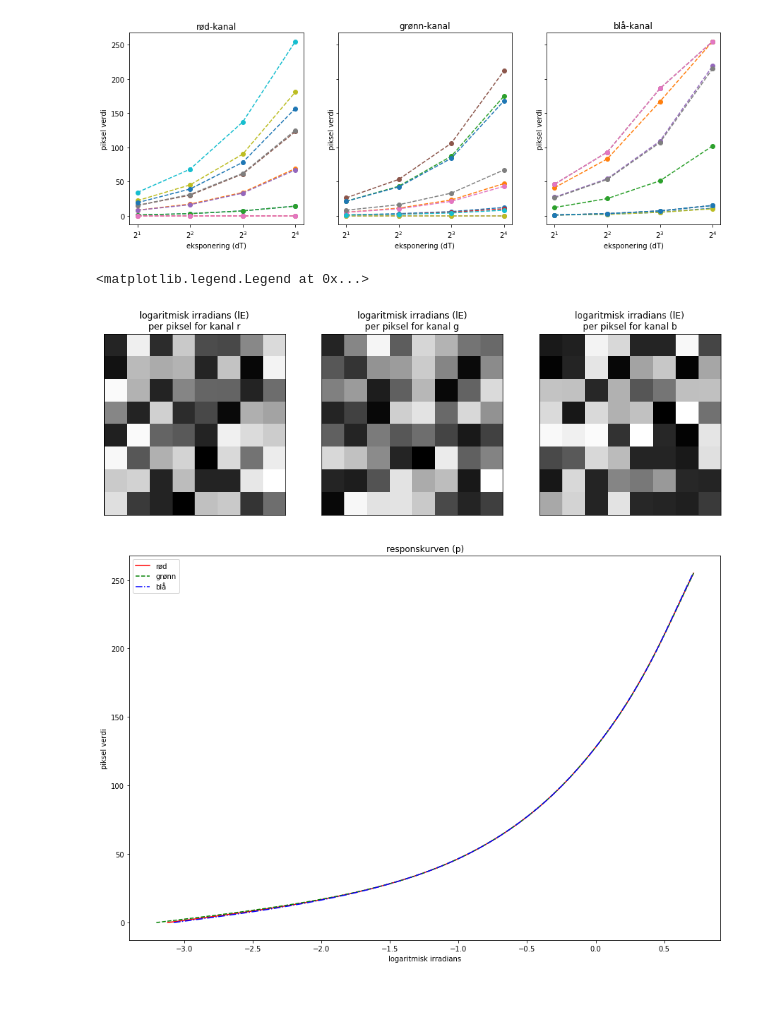
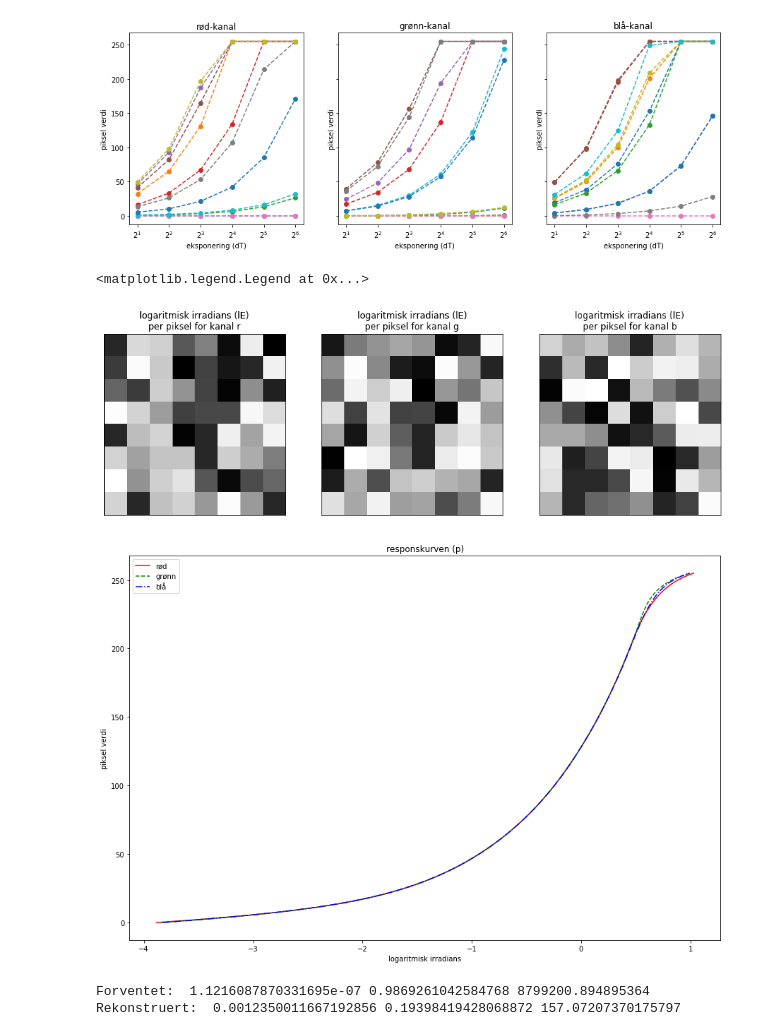
Before and after one commit to barskern/hdrie, a Jupyter notebook: notebooks/debevec_maliks_color.ipynb, the cells around one changed output. Drawn from its saved outputs; the diff is of its cells as text; code cells hidden in the pictures; blank space fills up the shorter version.

```diff
--- a/notebooks/debevec_maliks_color.ipynb
+++ b/notebooks/debevec_maliks_color.ipynb
@@ -15,5 +15,5 @@ print()
 # %%
-N = 4
+N = 6
 
 dT = 2**np.arange(1, N + 1)
 exs = np.array([(img * 0.1 * dt * 255).clip(0, 255).astype(np.uint8) for dt in dT])
@@ -40,34 +40,32 @@ for imge in exs.reshape(N, -1, 3).transpose(1, 2, 0)[::(exs.shape[1] * exs.shape
     for i, eksps in enumerate(imge):
         axs[i].plot(dT, eksps, 'o--')
 # %% [output]
-[figure, old version]
+[figure, new version]
+# %%
+from hdrie.rekonstruksjon import debevec_maliks
+
+responskurver = [debevec_maliks(kanal, dT, 40, 256) for kanal in exs.transpose(3, 0, 1, 2)]
+kanaler = [('r', '-'), ('g', '--'), ('b', '-.')]
 # %%
-from hdrie.rekonstruksjon import debevec_maliks
-
-responskurver = [debevec_maliks(kanal, dT, 100, 256) for kanal in exs.transpose(3, 0, 1, 2)]
-kanaler = [('r', '-'), ('g', '--'), ('b', '-.')]
-
 fig_irr = plt.figure(figsize=(15, 10))  # figure size in inches
 fig_p = plt.figure(figsize=(15,10))
 ax_p = fig_p.add_subplot(1, 1, 1)
 
-lEs = np.ndarray((3, SIZE, SIZE))
 for i, ((color, shape), (p, lE)) in enumerate(zip(kanaler, responskurver)):
-    lEs[i] = lE
     ax_irr = fig_irr.add_subplot(1, 3, i + 1, xticks=[], yticks=[])
     ax_irr.imshow(lE, plt.cm.gray)
     ax_irr.set_title('logaritmisk irradians (lE)\nper piksel for kanal %s' % (color))
 
     ax_p.plot(p, np.arange(256), color + shape)
 
 ax_p.set_title('responskurven (p)')
 ax_p.set_ylabel('piksel verdi')
 ax_p.set_xlabel('logaritmisk irradians')
 ax_p.legend(['rød', 'grønn', 'blå'])
 # %% [output]
 <matplotlib.legend.Legend at 0x...>
-[figure, old version]
+[figure, new version]
-[figure, old version]
+[figure, new version]
 # %%
 from hdrie.rekonstruksjon import rekonstruer_irradians
 lE = []
@@ -75,4 +73,12 @@ for (p, _), ex in zip(responskurver, exs.transpose(3, 0, 1, 2)):
     lE.append(rekonstruer_irradians(ex, dT, p, 256))
 lE = np.array(lE)
 lE = lE.transpose(1, 2, 0)
+# %%
+print("Forventet: ", img.min(), img.max(), abs(img.max() / img.min()))
+
+kons = np.exp(lE)
+print("Rekonstruert: ", kons.min(), kons.max(), abs(kons.max() / kons.min()))
+# %% [output]
+Forventet:  1.1216087870331695e-07 0.9869261042584768 8799200.894895364
+Rekonstruert:  0.0012350011667192856 0.19398419428068872 157.07207370175797
 # %%
```
Also changed, not shown: parts of 3 cells of this notebook, 2 other files.
